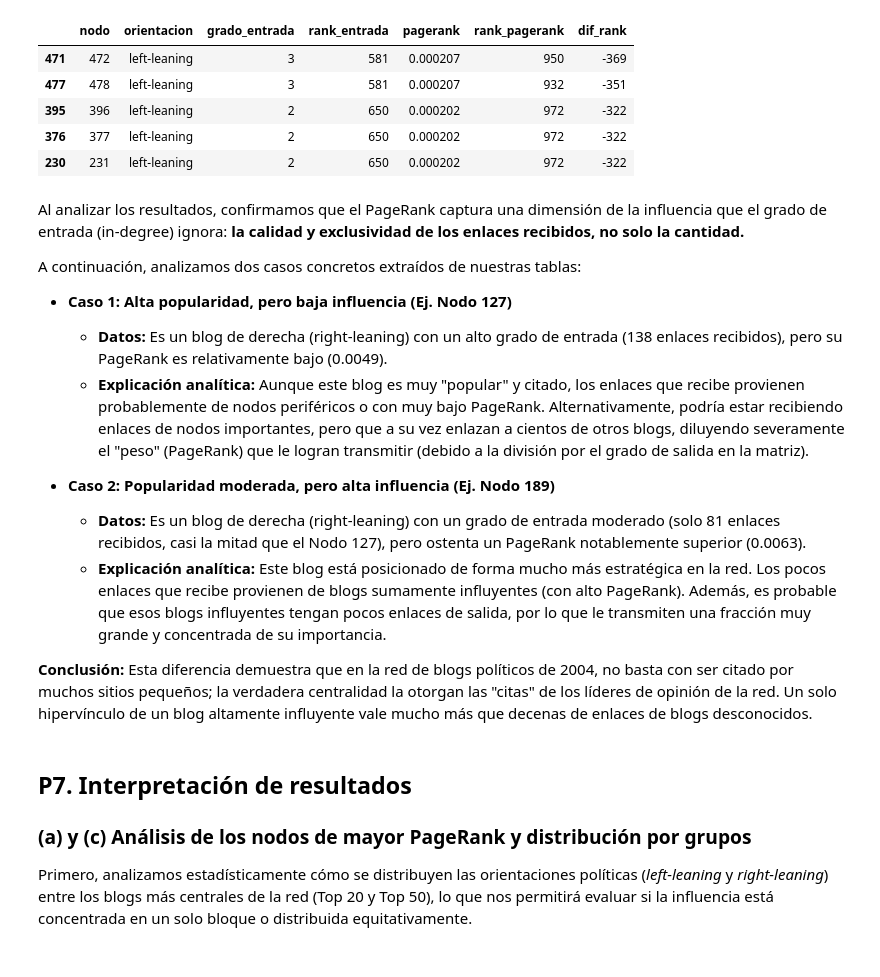
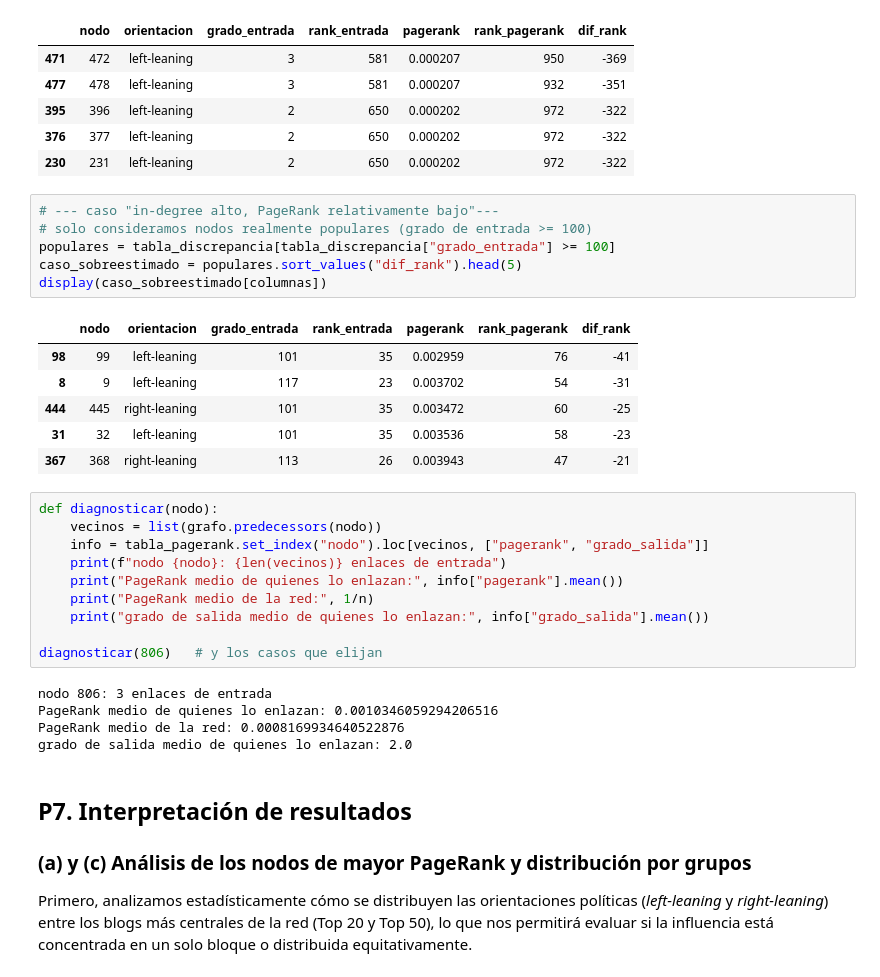
Before and after one commit to vickyotarola/Proyecto_2, a Jupyter notebook: proyecto_2.ipynb, the cells around one changed output. Saved outputs shown, nothing was run; the diff lists cells and outputs as text.

```diff
--- a/proyecto_2.ipynb
+++ b/proyecto_2.ipynb
@@ -718,20 +716,34 @@ pd.concat([subestimados_por_grado, sobreestimados_por_grado])[columnas].to_csv(
 | 395 | 396 | left-leaning | 2 | 650 | 0.000202 | 972 | -322 |
 | 376 | 377 | left-leaning | 2 | 650 | 0.000202 | 972 | -322 |
 | 230 | 231 | left-leaning | 2 | 650 | 0.000202 | 972 | -322 |
-# %% [markdown]
-Al analizar los resultados, confirmamos que el PageRank captura una dimensión de la influencia que el grado de entrada (in-degree) ignora: **la calidad y exclusividad de los enlaces recibidos, no solo la cantidad.**
-
-A continuación, analizamos dos casos concretos extraídos de nuestras tablas:
-
-* **Caso 1: Alta popularidad, pero baja influencia (Ej. Nodo 127)**
-    * **Datos:** Es un blog de derecha (right-leaning) con un alto grado de entrada (138 enlaces recibidos), pero su PageRank es relativamente bajo (0.0049).
-    * **Explicación analítica:** Aunque este blog es muy "popular" y citado, los enlaces que recibe provienen probablemente de nodos periféricos o con muy bajo PageRank. Alternativamente, podría estar recibiendo enlaces de nodos importantes, pero que a su vez enlazan a cientos de otros blogs, diluyendo severamente el "peso" (PageRank) que le logran transmitir (debido a la división por el grado de salida en la matriz).
-
-* **Caso 2: Popularidad moderada, pero alta influencia (Ej. Nodo 189)**
-    * **Datos:** Es un blog de derecha (right-leaning) con un grado de entrada moderado (solo 81 enlaces recibidos, casi la mitad que el Nodo 127), pero ostenta un PageRank notablemente superior (0.0063).
-    * **Explicación analítica:** Este blog está posicionado de forma mucho más estratégica en la red. Los pocos enlaces que recibe provienen de blogs sumamente influyentes (con alto PageRank). Además, es probable que esos blogs influyentes tengan pocos enlaces de salida, por lo que le transmiten una fracción muy grande y concentrada de su importancia.
-
-**Conclusión:** Esta diferencia demuestra que en la red de blogs políticos de 2004, no basta con ser citado por muchos sitios pequeños; la verdadera centralidad la otorgan las "citas" de los líderes de opinión de la red. Un solo hipervínculo de un blog altamente influyente vale mucho más que decenas de enlaces de blogs desconocidos.
+# %%
+# --- caso "in-degree alto, PageRank relativamente bajo"---
+# solo consideramos nodos realmente populares (grado de entrada >= 100)
+populares = tabla_discrepancia[tabla_discrepancia["grado_entrada"] >= 100]
+caso_sobreestimado = populares.sort_values("dif_rank").head(5)
+display(caso_sobreestimado[columnas])
+# %% [output]
+|  | nodo | orientacion | grado_entrada | rank_entrada | pagerank | rank_pagerank | dif_rank |
+| 98 | 99 | left-leaning | 101 | 35 | 0.002959 | 76 | -41 |
+| 8 | 9 | left-leaning | 117 | 23 | 0.003702 | 54 | -31 |
+| 444 | 445 | right-leaning | 101 | 35 | 0.003472 | 60 | -25 |
+| 31 | 32 | left-leaning | 101 | 35 | 0.003536 | 58 | -23 |
+| 367 | 368 | right-leaning | 113 | 26 | 0.003943 | 47 | -21 |
+# %%
+def diagnosticar(nodo):
+    vecinos = list(grafo.predecessors(nodo))
+    info = tabla_pagerank.set_index("nodo").loc[vecinos, ["pagerank", "grado_salida"]]
+    print(f"nodo {nodo}: {len(vecinos)} enlaces de entrada")
+    print("PageRank medio de quienes lo enlazan:", info["pagerank"].mean())
+    print("PageRank medio de la red:", 1/n)
+    print("grado de salida medio de quienes lo enlazan:", info["grado_salida"].mean())
+
+diagnosticar(806)   # y los casos que elijan
+# %% [output]
+nodo 806: 3 enlaces de entrada
+PageRank medio de quienes lo enlazan: 0.0010346059294206516
+PageRank medio de la red: 0.0008169934640522876
+grado de salida medio de quienes lo enlazan: 2.0
 # %% [markdown]
 ## P7. Interpretación de resultados
 
```
Also changed, not shown: parts of 2 cells of this notebook, 1 other file.
